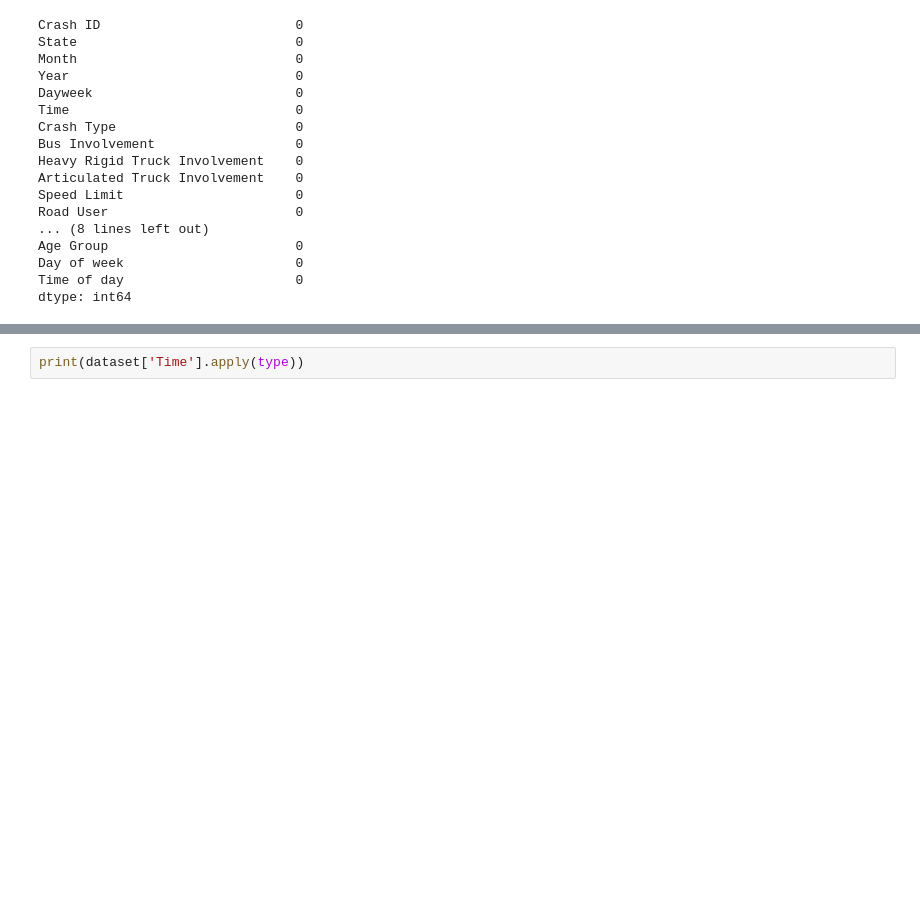
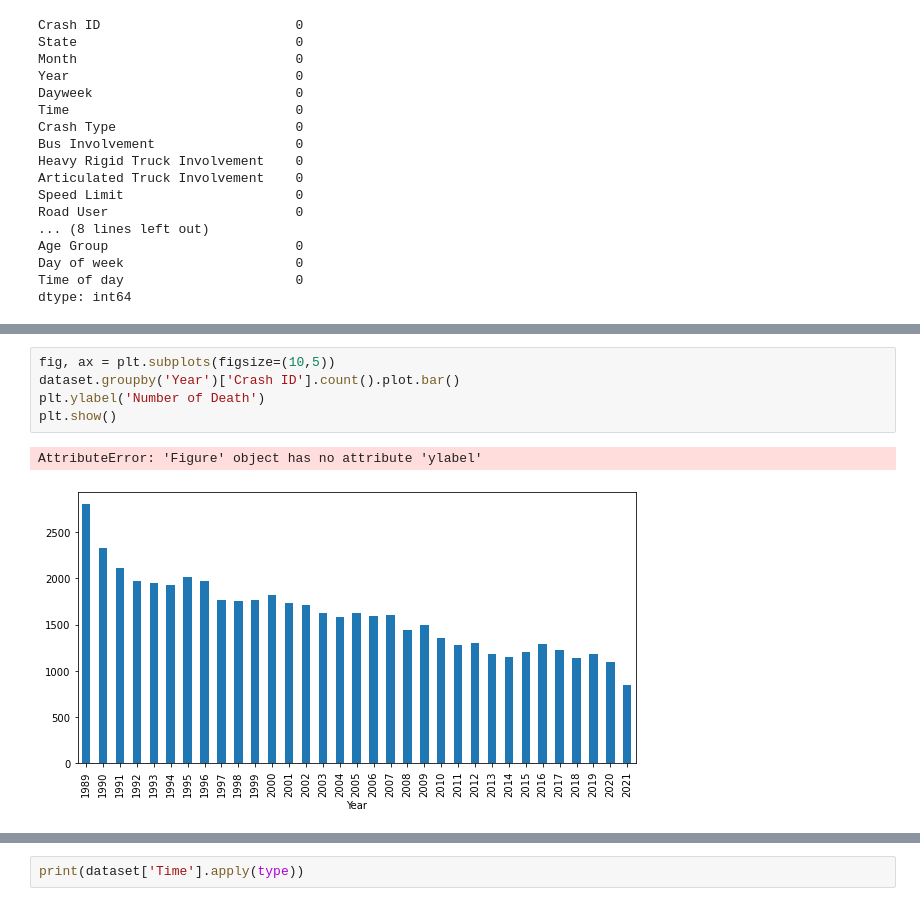
Before and after one commit to shahrambahrami/data-science-projects, a Jupyter notebook: australia_car_accidnet/Australia Car Accident.ipynb, the cells around one changed output, grey strips where cells are left out. Saved outputs shown, nothing was run; the diff lists cells and outputs as text; blank space fills up the shorter version.

```diff
--- a/australia_car_accidnet/Australia Car Accident.ipynb
+++ b/australia_car_accidnet/Australia Car Accident.ipynb
@@ -170,0 +162,8 @@ Name: Time, Length: 1413, dtype: int64
+# %%
+fig, ax = plt.subplots(figsize=(10,5))
+dataset.groupby('Year')['Crash ID'].count().plot.bar()
+plt.ylabel('Number of Death')
+plt.show()
+# %% [output]
+AttributeError: 'Figure' object has no attribute 'ylabel'
+[figure, added]
```
Also changed, not shown: parts of 8 cells of this notebook.
